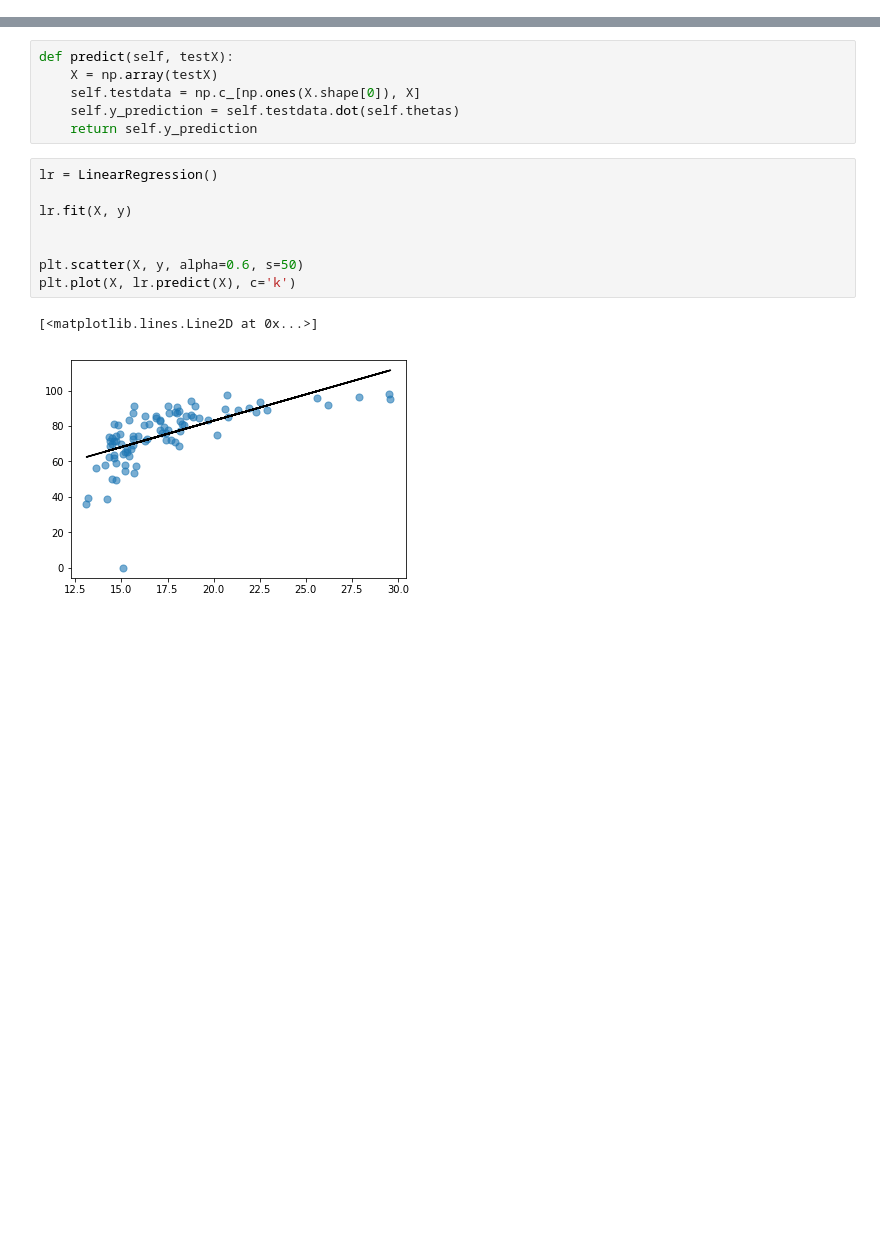
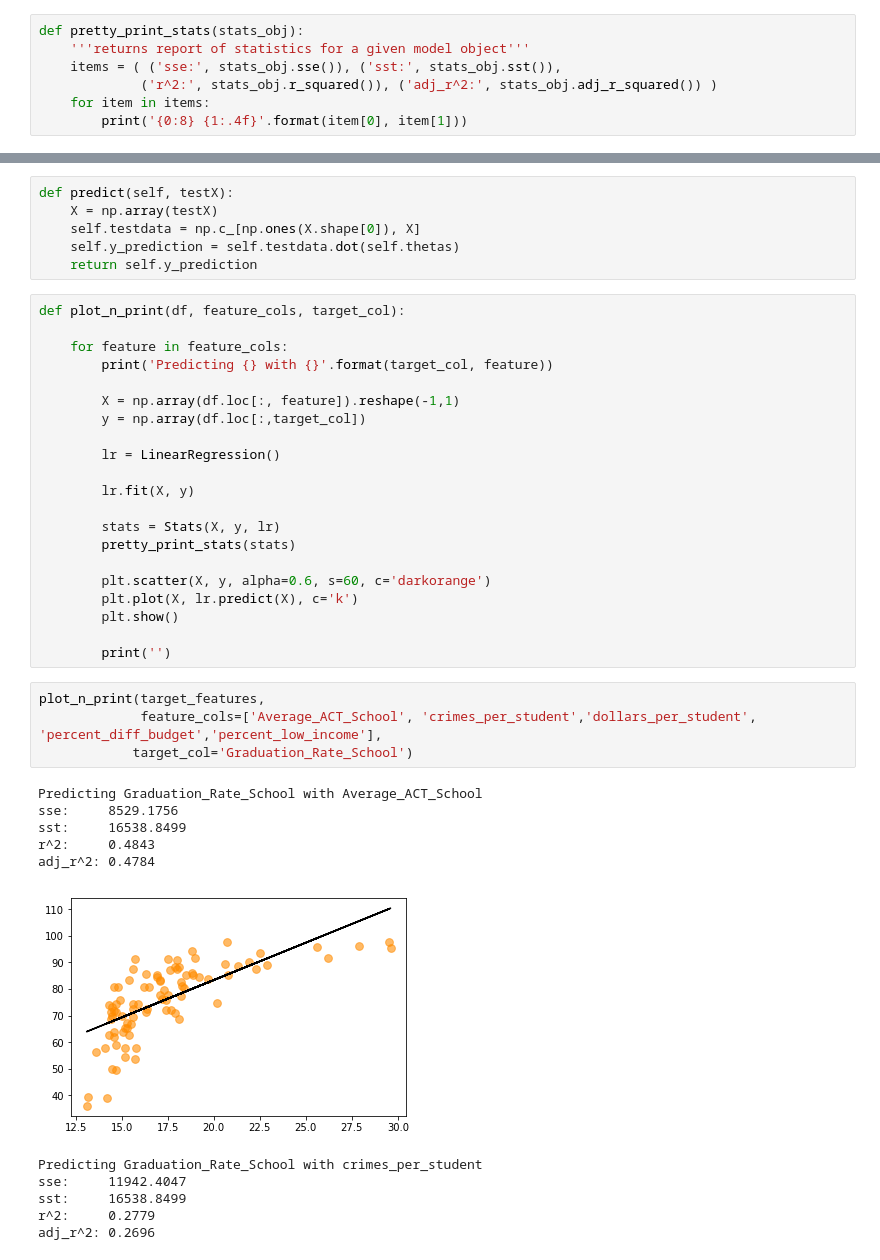
Before and after one commit to TifMoe/luther-project, a Jupyter notebook: notebooks/ExplorationAndCorrelation.ipynb, the cells around one changed output, grey strips where cells are left out. Saved outputs shown, nothing was run; the diff lists cells and outputs as text; blank space fills up the shorter version.

```diff
--- a/notebooks/ExplorationAndCorrelation.ipynb
+++ b/notebooks/ExplorationAndCorrelation.ipynb
@@ -119,3 +172,10 @@ alpha:   10.0 | mean(train_error): 156.3062 | mean(val_error): 160.7837
+# %%
+def pretty_print_stats(stats_obj):
+    '''returns report of statistics for a given model object'''
+    items = ( ('sse:', stats_obj.sse()), ('sst:', stats_obj.sst()),
+             ('r^2:', stats_obj.r_squared()), ('adj_r^2:', stats_obj.adj_r_squared()) )
+    for item in items:
+        print('{0:8} {1:.4f}'.format(item[0], item[1]))
 # %%
 class LinearRegression:
 
@@ -148,13 +208,39 @@ def predict(self, testX):
     self.y_prediction = self.testdata.dot(self.thetas)
     return self.y_prediction
 # %%
-lr = LinearRegression()
+def plot_n_print(df, feature_cols, target_col):
 
-lr.fit(X, y)
+    for feature in feature_cols:
+        print('Predicting {} with {}'.format(target_col, feature))
 
+        X = np.array(df.loc[:, feature]).reshape(-1,1)
+        y = np.array(df.loc[:,target_col])
 
-plt.scatter(X, y, alpha=0.6, s=50)
-plt.plot(X, lr.predict(X), c='k')
+        lr = LinearRegression()
+
+        lr.fit(X, y)
+
+        stats = Stats(X, y, lr)
+        pretty_print_stats(stats)
+
+        plt.scatter(X, y, alpha=0.6, s=60, c='darkorange')
+        plt.plot(X, lr.predict(X), c='k')
+        plt.show()
+
+        print('')
-# %% [output]
-[<matplotlib.lines.Line2D at 0x...>]
-[figure, removed]
+# %%
+plot_n_print(target_features,
+             feature_cols=['Average_ACT_School', 'crimes_per_student','dollars_per_student', 'percent_diff_budget','percent_low_income'],
+            target_col='Graduation_Rate_School')
+# %% [output]
+Predicting Graduation_Rate_School with Average_ACT_School
+sse:     8529.1756
+sst:     16538.8499
+r^2:     0.4843
+adj_r^2: 0.4784
+[figure, added]
+Predicting Graduation_Rate_School with crimes_per_student
+sse:     11942.4047
+sst:     16538.8499
+r^2:     0.2779
+adj_r^2: 0.2696
```
Also changed, not shown: parts of 7 cells of this notebook, 2 other files.
